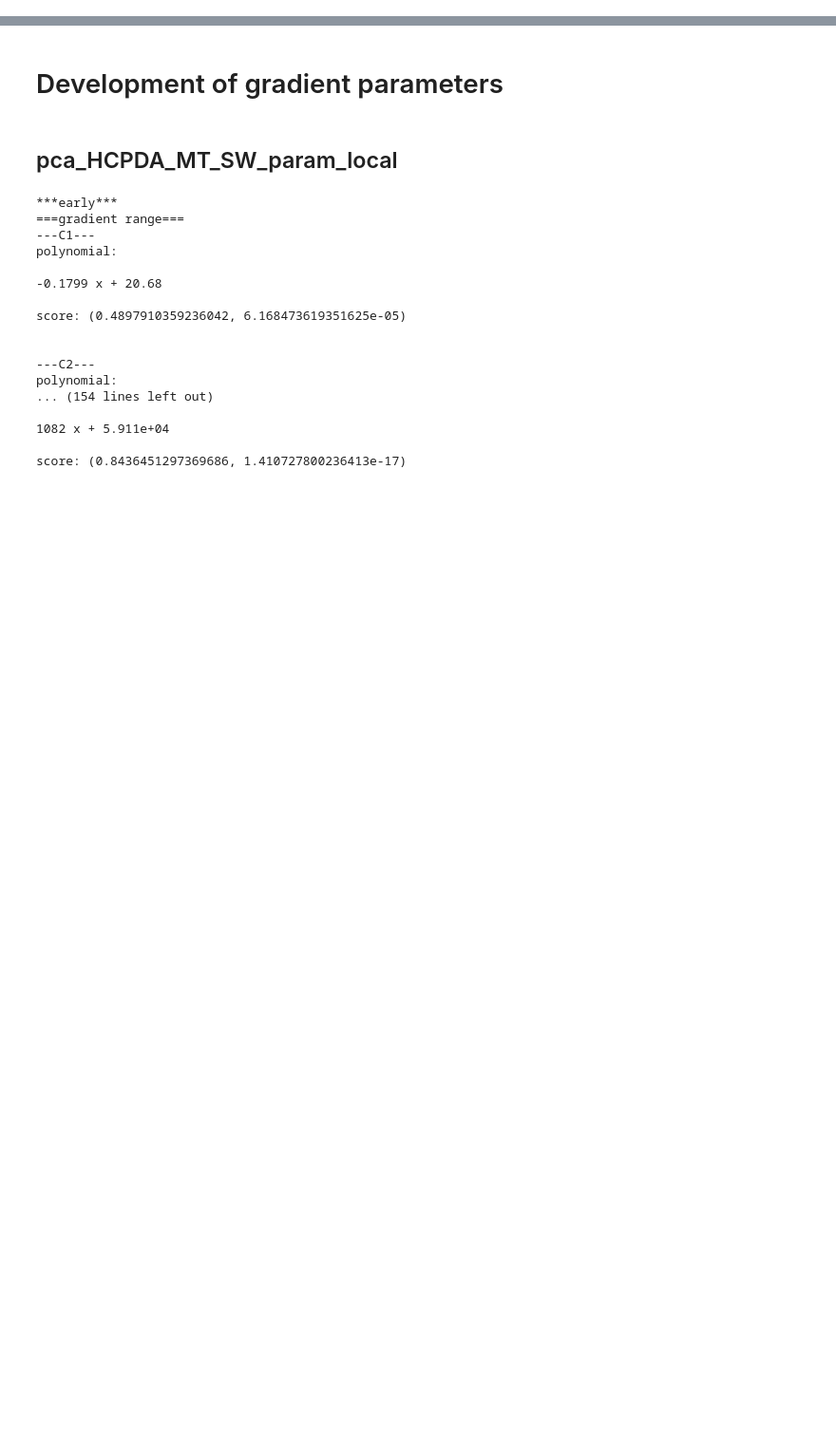
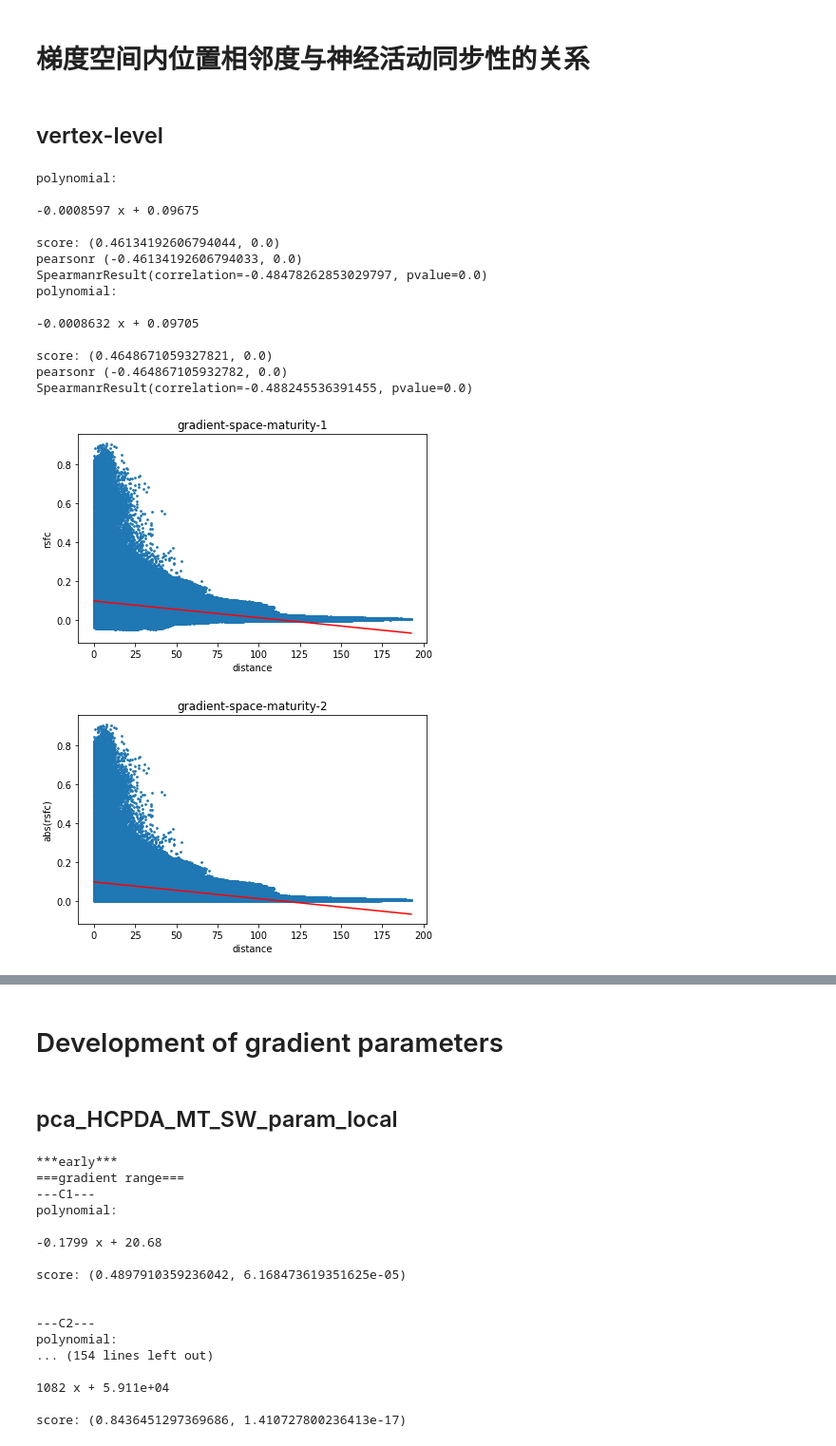
Before and after one commit to BNUCNL/nibrain, a Jupyter notebook: cxy_visual_dev/scripts/plot_scatter.ipynb, the cells around one changed output, grey strips where cells are left out. Shown at 95% size. Drawn from its saved outputs; the diff is of its cells as text; code cells hidden in the pictures; blank space fills up the shorter version.

```diff
--- a/cxy_visual_dev/scripts/plot_scatter.ipynb
+++ b/cxy_visual_dev/scripts/plot_scatter.ipynb
@@ -16,3 +17,60 @@ anal_dir = pjoin(proj_dir, 'analysis')
 work_dir = pjoin(anal_dir, 'plot/scatter')
 if not os.path.isdir(work_dir):
     os.makedirs(work_dir)
+# %% [markdown]
+# 梯度空间内位置相邻度与神经活动同步性的关系
+# %% [markdown]
+## vertex-level
+# %%
+out_name = 'gradient-space-maturity'
+rsfc_file = pjoin(proj_dir, 'data/HCP/HCPY-avg_RSFC-MMP-vis3-R2grayordinate.pkl')
+rsfc_data = pkl.load(open(rsfc_file, 'rb'))
+rsfc_mat = rsfc_data['matrix'][:, rsfc_data['row-idx_to_32k-fs-LR-idx']]
+assert np.all(np.diag(rsfc_mat) == 1)
+n_vtx = len(rsfc_data['row-idx_to_32k-fs-LR-idx'])
+pc_maps = nib.load(pjoin(
+        anal_dir, 'decomposition/HCPY-M+T_MMP-vis3-R_zscore1_PCA-subj.dscalar.nii'
+    )).get_fdata()[:2][:, rsfc_data['row-idx_to_32k-fs-LR-idx']]
+del rsfc_data
+n_item = (n_vtx * n_vtx - n_vtx) / 2
+idx_mat = np.tri(n_vtx, k=-1, dtype=bool).T
+
+x = pdist(pc_maps.T)
+y1 = rsfc_mat[idx_mat]
+fig1, ax1 = plt.subplots(1, 1)
+plot_polyfit(x, y1, 1, color='r', s=3, ax=ax1)
+ax1.set_xlabel('distance')
+ax1.set_ylabel('rsfc')
+ax1.set_title(f'{out_name}-1')
+fig1.tight_layout()
+fig1.savefig(pjoin(work_dir, f'{out_name}-1.jpg'))
+print('pearsonr', pearsonr(x, y1))
+print(spearmanr(x, y1))
+
+y2 = np.abs(y1)
+fig2, ax2 = plt.subplots(1, 1)
+plot_polyfit(x, y2, 1, color='r', s=3, ax=ax2)
+ax2.set_xlabel('distance')
+ax2.set_ylabel('abs(rsfc)')
+ax2.set_title(f'{out_name}-2')
+fig2.tight_layout()
+fig2.savefig(pjoin(work_dir, f'{out_name}-2.jpg'))
+print('pearsonr', pearsonr(x, y2))
+print(spearmanr(x, y2))
+# %% [output]
+polynomial:
+
+-0.0008597 x + 0.09675
+
+score: (0.46134192606794044, 0.0)
+pearsonr (-0.46134192606794033, 0.0)
+SpearmanrResult(correlation=-0.48478262853029797, pvalue=0.0)
+polynomial:
+
+-0.0008632 x + 0.09705
+
+score: (0.4648671059327821, 0.0)
+pearsonr (-0.464867105932782, 0.0)
+SpearmanrResult(correlation=-0.488245536391455, pvalue=0.0)
+[figure, added]
+[figure, added]
```
Also changed, not shown: parts of 3 cells of this notebook, 4 other files.
